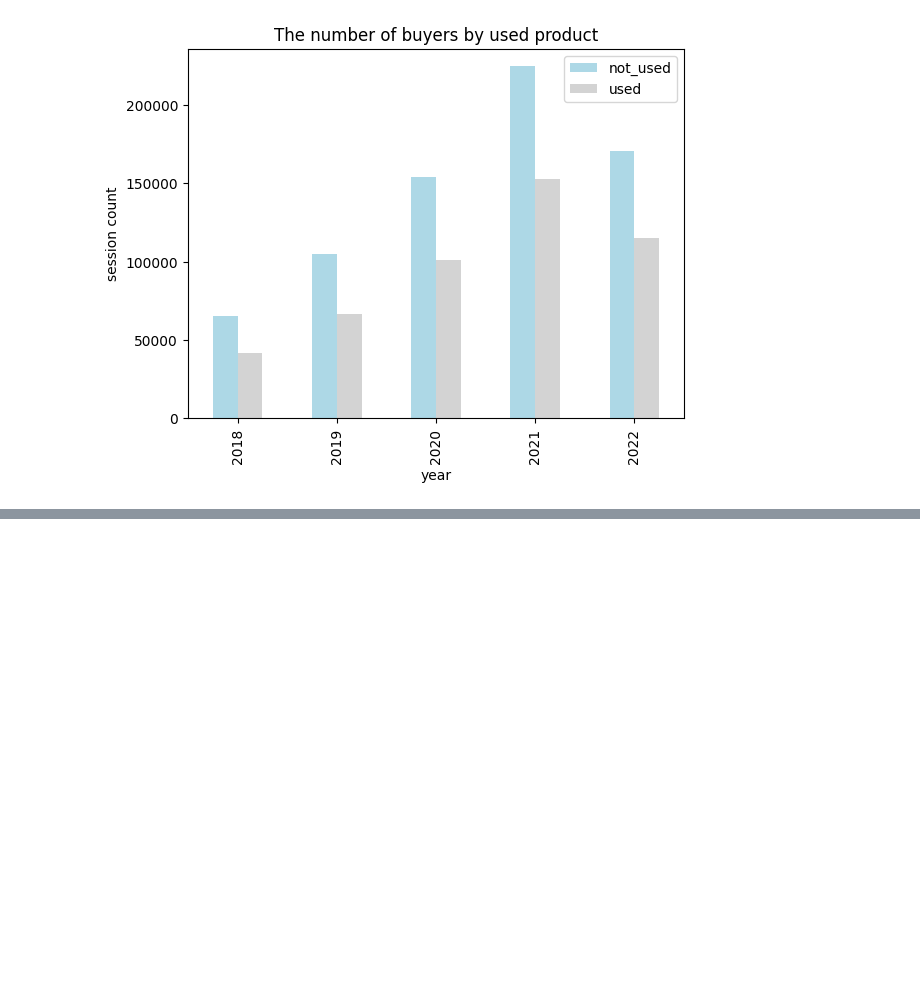
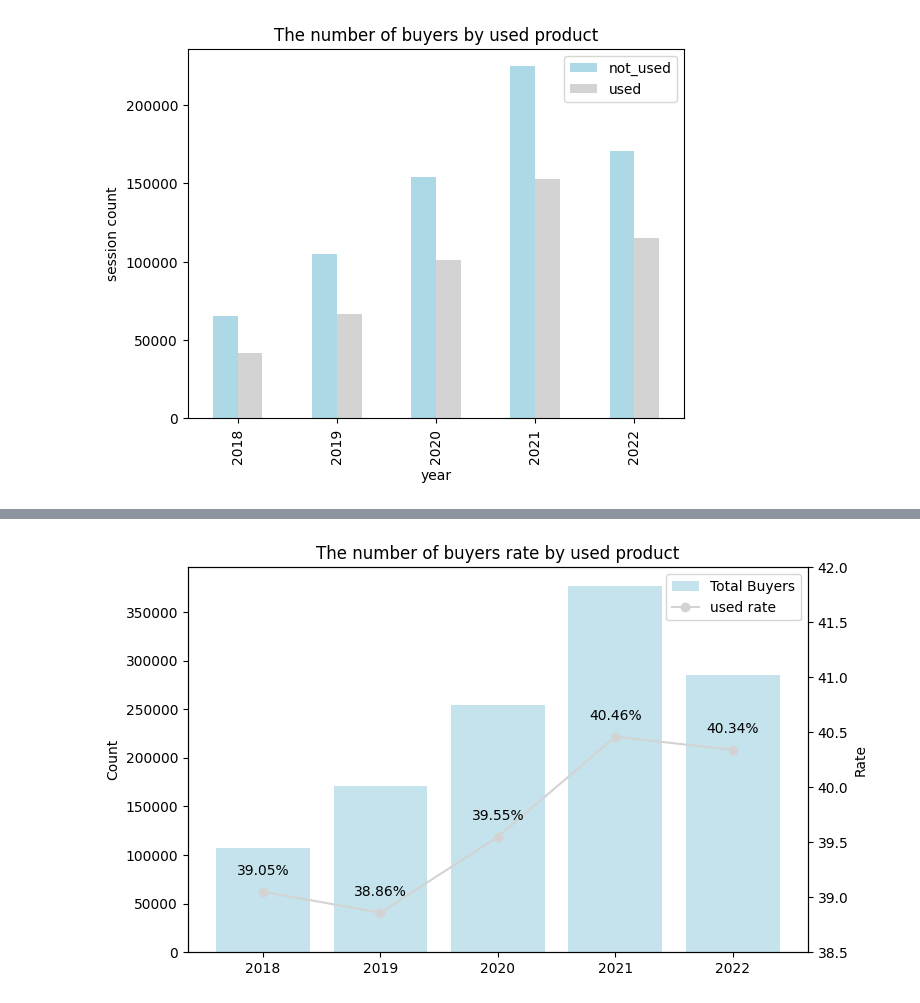
Before and after one commit to OKOKproject/ecommerce_project, a Jupyter notebook: TP2.ipynb, the cells around one changed output, grey strips where cells are left out. Cells and saved outputs as stored; diff of their text form; code cells hidden in the pictures; blank space fills up the shorter version.

```diff
--- a/TP2.ipynb
+++ b/TP2.ipynb
@@ -226,0 +362,32 @@ plt.show()
+# %%
+import matplotlib.pyplot as plt
+
+labels = ['Not Used', 'Used']
+colors = ['#ADD8E6', '#D3D3D3']
+
+fig, ax1 = plt.subplots(figsize=(8,5))
+
+ax1.bar(range(len(df_rate)), df_rate['sum'], alpha=0.7, color=colors[0], label='Total Buyers')
+ax1.set_ylabel('Count')
+
+ax2 = ax1.twinx()
+ax2.plot(df_rate['1_rate'], color=colors[1], marker='o', label='used rate')
+ax2.set_ylabel('Rate')
+
+for i, rate in enumerate(df_rate['1_rate']):
+    ax2.annotate(f'{rate:.2f}%', (i, rate), xytext=(0, 10), textcoords='offset points',
+                 ha='center', va='bottom')
+
+lines, labels = ax1.get_legend_handles_labels()
+lines2, labels2 = ax2.get_legend_handles_labels()
+ax1.legend(lines + lines2, labels + labels2)
+
+plt.title('The number of buyers rate by used product')
+plt.xlabel('Year')
+plt.xticks(range(len(df_rate)), df_rate['연도'])
+yticks = np.arange(38.5, 42.5, 0.5)
+plt.yticks(yticks)
+
+plt.show()
+# %% [output]
+[figure, added]
```
Also changed, not shown: parts of 12 cells of this notebook.
